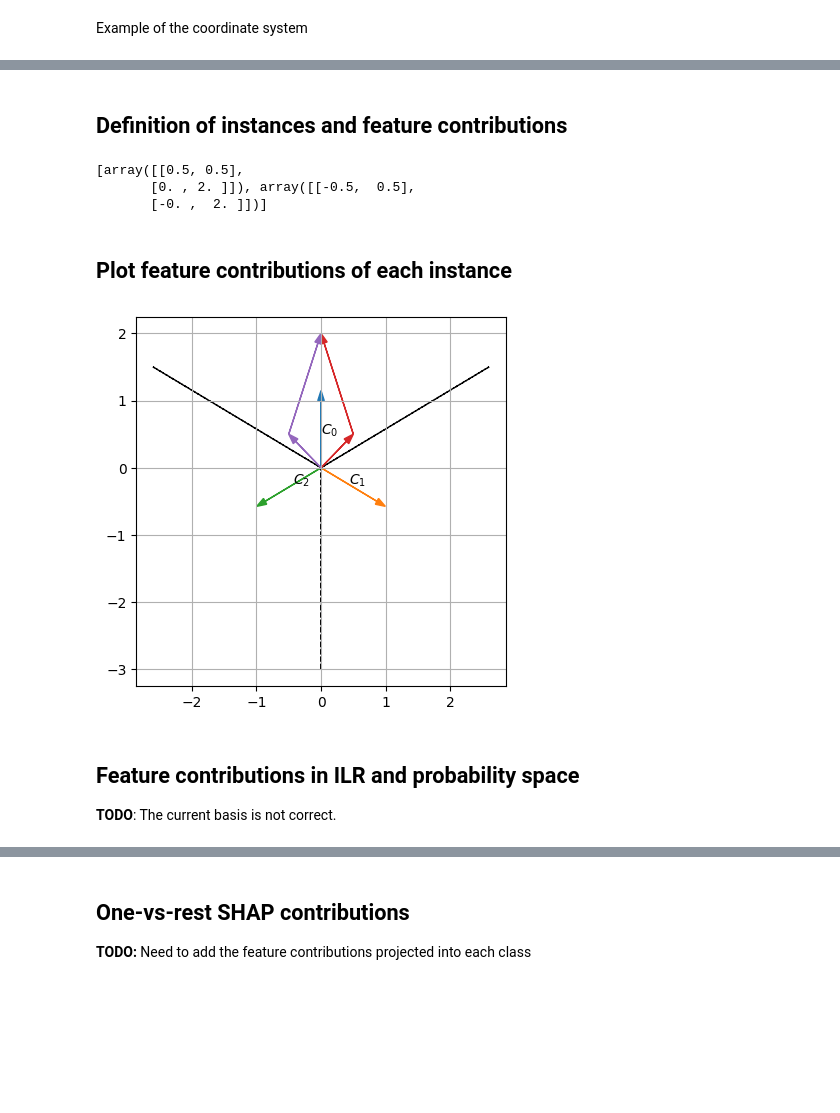
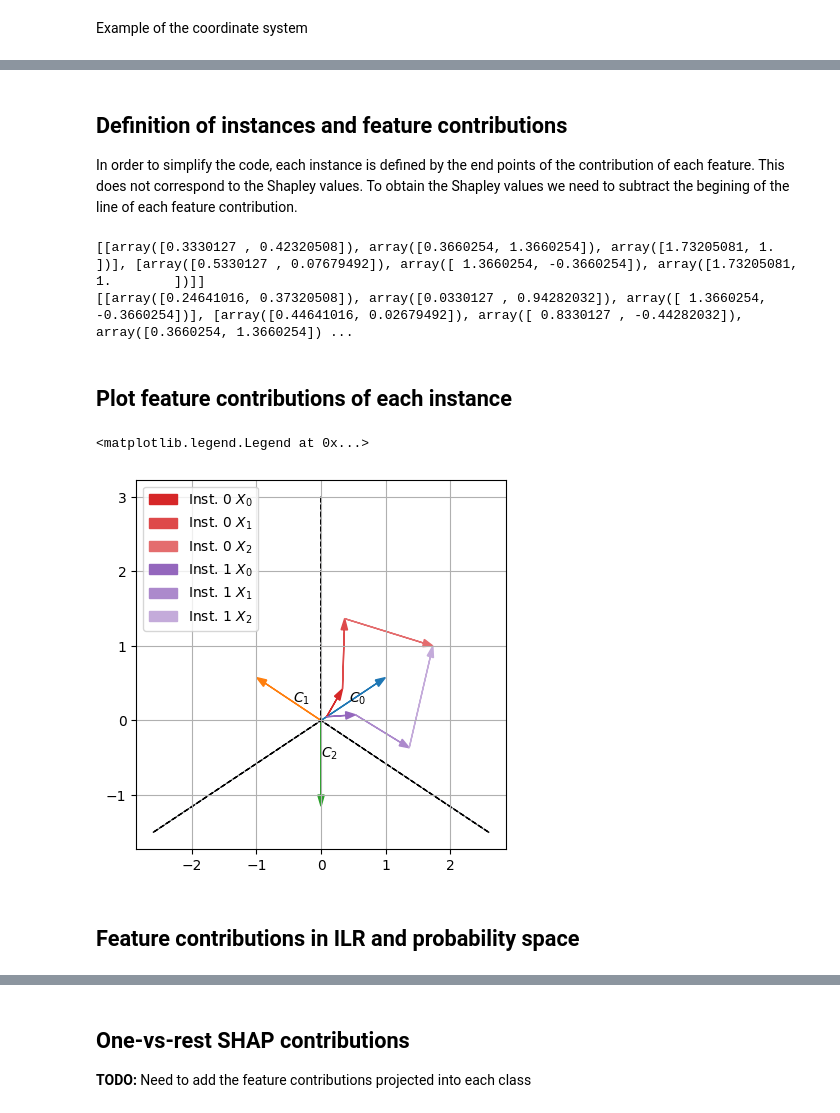
Before and after one commit to shapley-composition/ecai-2024-code-and-exp, a Jupyter notebook: toy_example_in_ilr_and_shap.ipynb, the cells around one changed output, grey strips where cells are left out. Saved outputs shown, nothing was run; the diff lists cells and outputs as text; code cells hidden in the pictures; blank space fills up the shorter version.

Commit message:
Extended example of composite shapley vs shapley

```diff
--- a/toy_example_in_ilr_and_shap.ipynb
+++ b/toy_example_in_ilr_and_shap.ipynb
@@ -30,22 +30,23 @@ def rotate(vector, angle):
     radians = np.radians(angle)
     return np.inner(np.array([[np.cos(radians), -np.sin(radians)],
                               [np.sin(radians), np.cos(radians)]]),
-                    vector.T)
+                    np.array(vector).T)
 
 def plot_coordinate_system(ax):
 
-    class_coordinates = np.array([np.array([0, 1]),
-                            rotate(np.array([0, 1]), -120),
-                            rotate(np.array([0, 1]),  120)])
+    class_coordinates = np.array([
+        rotate(np.array([1, 0]), 30),
+        rotate(np.array([1, 0]), 30+120),
+        rotate(np.array([1, 0]), 30+240)])
 
 
     for i, coord in enumerate(class_coordinates):
         ax.arrow(0, 0, coord[0], coord[1], shape='full', head_width=0.1, color=colors[i])
         ax.text(coord[0]/2, coord[1]/2, f"$C_{i}$")
 
-    decision_boundaries = np.array([rotate(np.array([0, 3]), 60),
-                           rotate(np.array([0, 3]), 60+120),
-                           rotate(np.array([0, 3]), 60+240)])
+    decision_boundaries = np.array([rotate(np.array([0, 3]), 0),
+                           rotate(np.array([0, 3]), 120),
+                           rotate(np.array([0, 3]), 240)])
 
     for i, coord in enumerate(decision_boundaries):
         ax.arrow(0, 0, coord[0], coord[1], linestyle='--')
@@ -62,43 +63,67 @@ plot_coordinate_system(ax=ax)
 # %% [markdown]
 ## Definition of instances and feature contributions
+
+In order to simplify the code, each instance is defined by the end points of the contribution of each feature. This does not correspond to the Shapley values. To obtain the Shapley values we need to subtract the begining of the line of each feature contribution.
 # %%
-base = np.array([0, 0])
-instance1 = np.array([[0.5, 0.5], [0, 2]])
-
-instance_list = [instance1,
-                 instance1*np.array([-1, 1])]
+base = rotate([0.1, 0], 30)
+instance_list = [[rotate([0.5, 0.2], 30),
+                  rotate([1, 1], 30),
+                  rotate([2, 0], 30)],
+                 [rotate([0.5, -0.2], 30),
+                  rotate([1, -1], 30),
+                  rotate([2, 0], 30)]]
 
 print(instance_list)
+
+instance_shapley_list = []
+for i, instance in enumerate(instance_list):
+    instance_shapley_list.append([])
+    last = base.copy()
+    for j in range(len(instance)):
+        instance_shapley_list[i].append(instance[j] - last)
+        last = instance[j]
+
+print(instance_shapley_list)
 # %% [output]
-[array([[0.5, 0.5],
-       [0. , 2. ]]), array([[-0.5,  0.5],
-       [-0. ,  2. ]])]
+[[array([0.3330127 , 0.42320508]), array([0.3660254, 1.3660254]), array([1.73205081, 1.        ])], [array([0.5330127 , 0.07679492]), array([ 1.3660254, -0.3660254]), array([1.73205081, 1.        ])]]
+[[array([0.24641016, 0.37320508]), array([0.0330127 , 0.94282032]), array([ 1.3660254, -0.3660254])], [array([0.44641016, 0.02679492]), array([ 0.8330127 , -0.44282032]), array([0.3660254, 1.3660254]) ...
 # %% [markdown]
 ## Plot feature contributions of each instance
 # %%
-def plot_instances(instance_list, ax):
+def adjust_lightness(color, amount=0.5):
+    import matplotlib.colors as mc
+    import colorsys
+    try:
+        c = mc.cnames[color]
+    except:
+        c = color
+    c = colorsys.rgb_to_hls(*mc.to_rgb(c))
+    return colorsys.hls_to_rgb(c[0], max(0, min(1, amount * c[1])), c[2])
+
+def plot_instances(base, instance_list, ax):
     instance_colors = colors[3:]
 
     for i, instance in enumerate(instance_list):
-        last = base
+        last = base.copy()
         color = instance_colors[i]
-        for i in range(len(instance)):
-            d_next = instance[i] - last
+        for j in range(len(instance)):
+            d_next = instance[j] - last
             ax.arrow(x=last[0], y=last[1], dx=d_next[0], dy=d_next[1],
                      shape='full', head_width=0.1, length_includes_head=True,
-                     color=color)
-            last = d_next
+                     color=adjust_lightness(color, amount=1+0.5*(j/len(instance))),
+                     label=f"Inst. {i} $X_{j}$")
+            last += d_next
 
 fig = plt.figure()
 ax = plt.subplot()
 plot_coordinate_system(ax=ax)
-plot_instances(instance_list, ax=ax)
+plot_instances(base, instance_list, ax=ax)
+plt.legend()
 # %% [output]
+<matplotlib.legend.Legend at 0x...>
-[figure, old version]
+[figure, new version]
 # %% [markdown]
 ## Feature contributions in ILR and probability space
-
-**TODO**: The current basis is not correct.
 # %%
 from composition_stats import ilr, sbp_basis
 from shapleycomposition import ilr_inv
```
Also changed, not shown: parts of 3 cells of this notebook.
